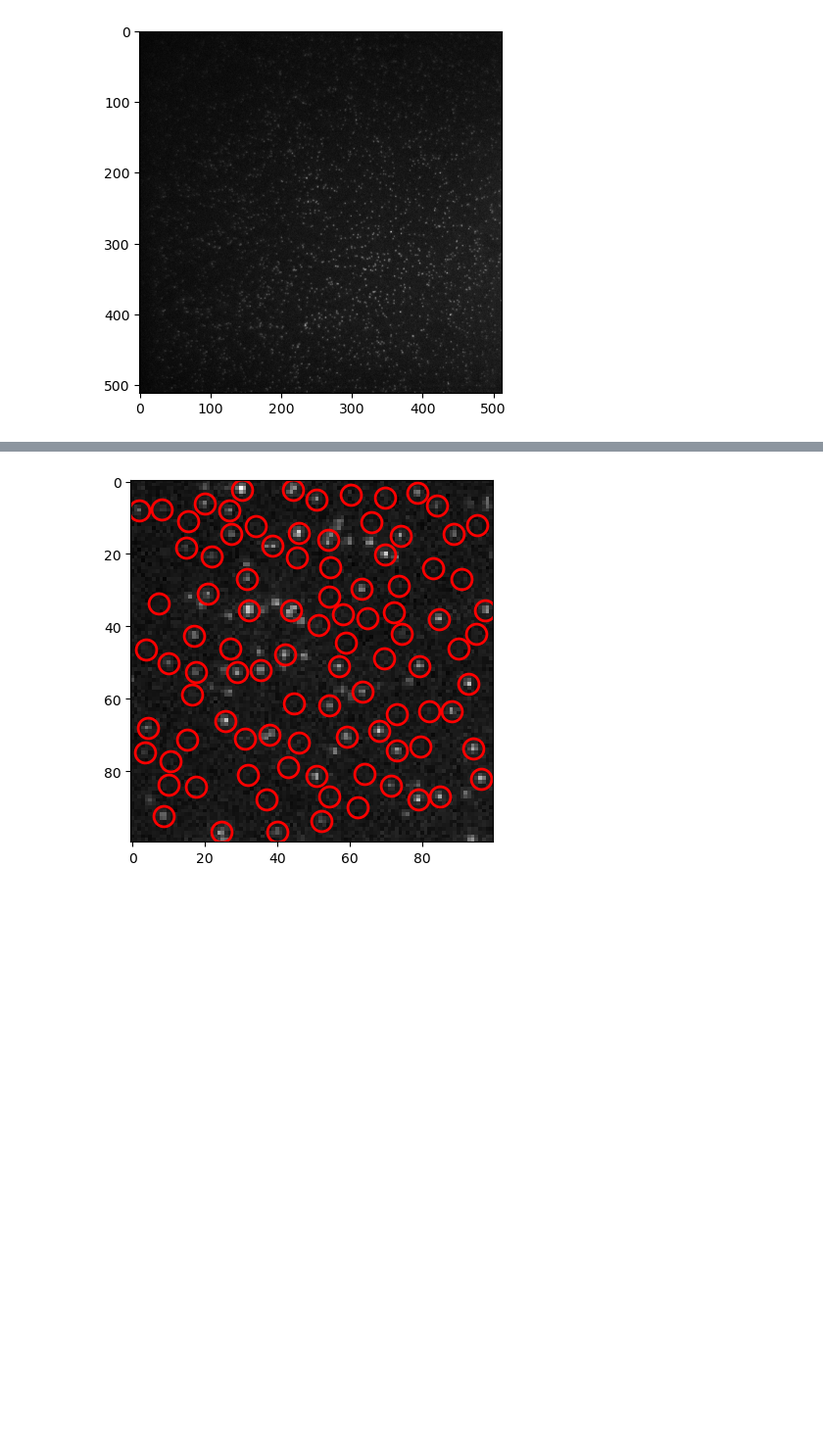
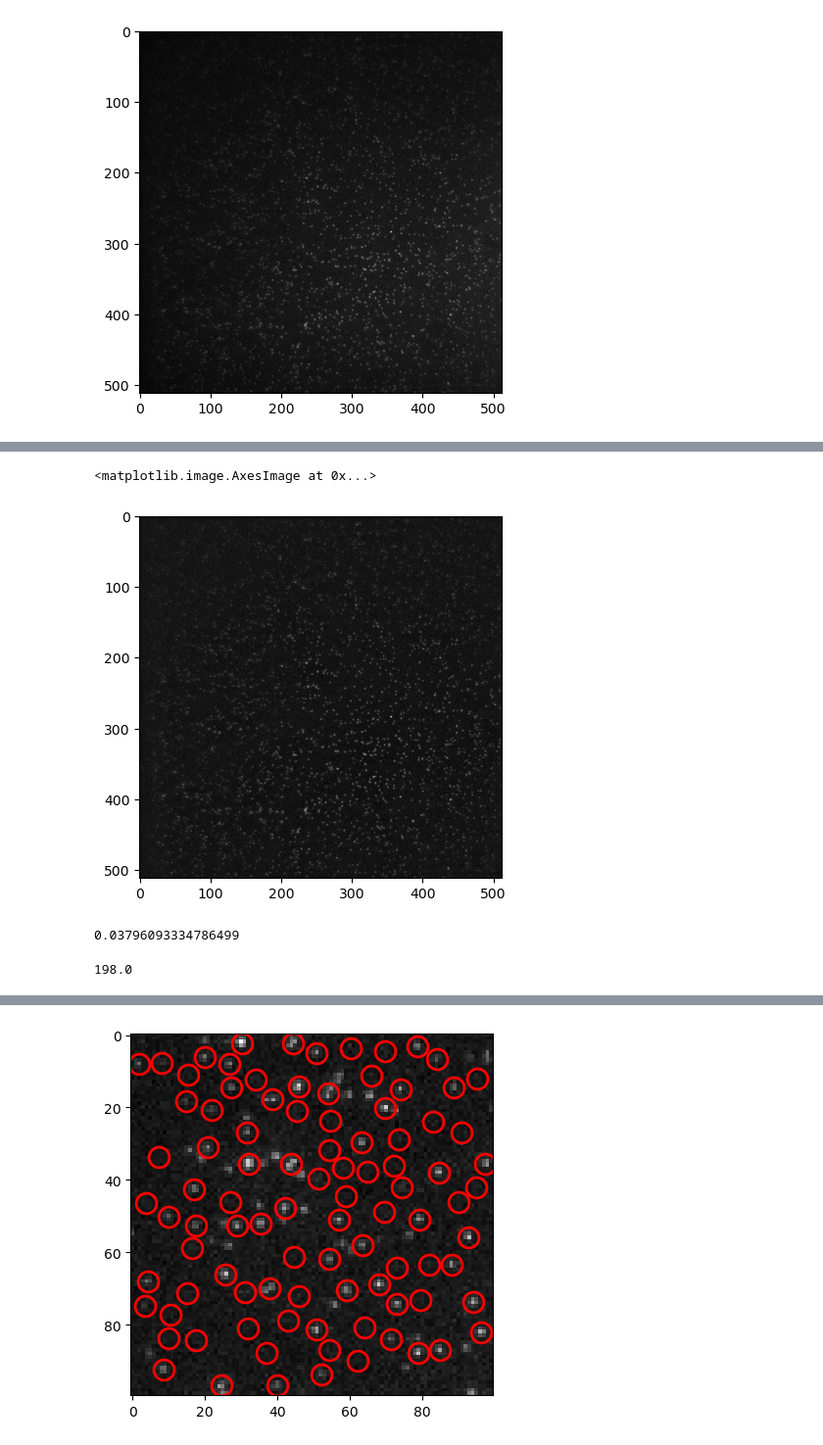
Before and after one commit to LucasJacquier/LumIn-microscopie-fluorescence, a Jupyter notebook: Pres_08_12.ipynb, the cells around one changed output, grey strips where cells are left out. Shown at 98% size. Drawn from its saved outputs; the diff is of its cells as text; code cells hidden in the pictures; blank space fills up the shorter version.

```diff
--- a/Pres_08_12.ipynb
+++ b/Pres_08_12.ipynb
@@ -139 +155,3 @@ plt.show()
 [figure]
+# %%
+substracted_img = remove_background(img_init)
@@ -140,3 +168,17 @@ plt.show()
+# %%
+normalised_img = substracted_img / blur
+plt.imshow(normalised_img, cmap = 'gray')
+# %% [output]
+<matplotlib.image.AxesImage at 0x...>
+[figure, added]
+# %%
+normalised_img[100,100]
+# %% [output]
+0.03796093334786499
+# %%
+img_init[100,100]
+# %% [output]
+198.0
 # %%
 #Rollingball
 #Donne des résultats étranges mais forme de jolies images
```
Also changed, not shown: parts of 23 cells of this notebook, 2 other files.
